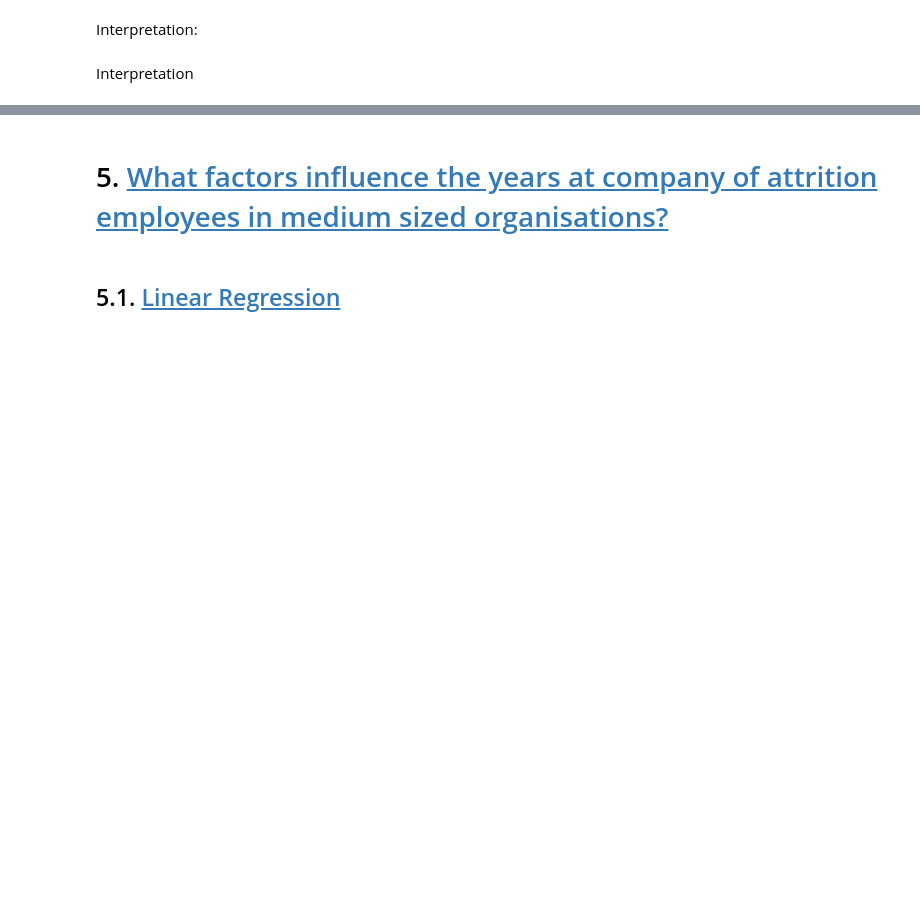
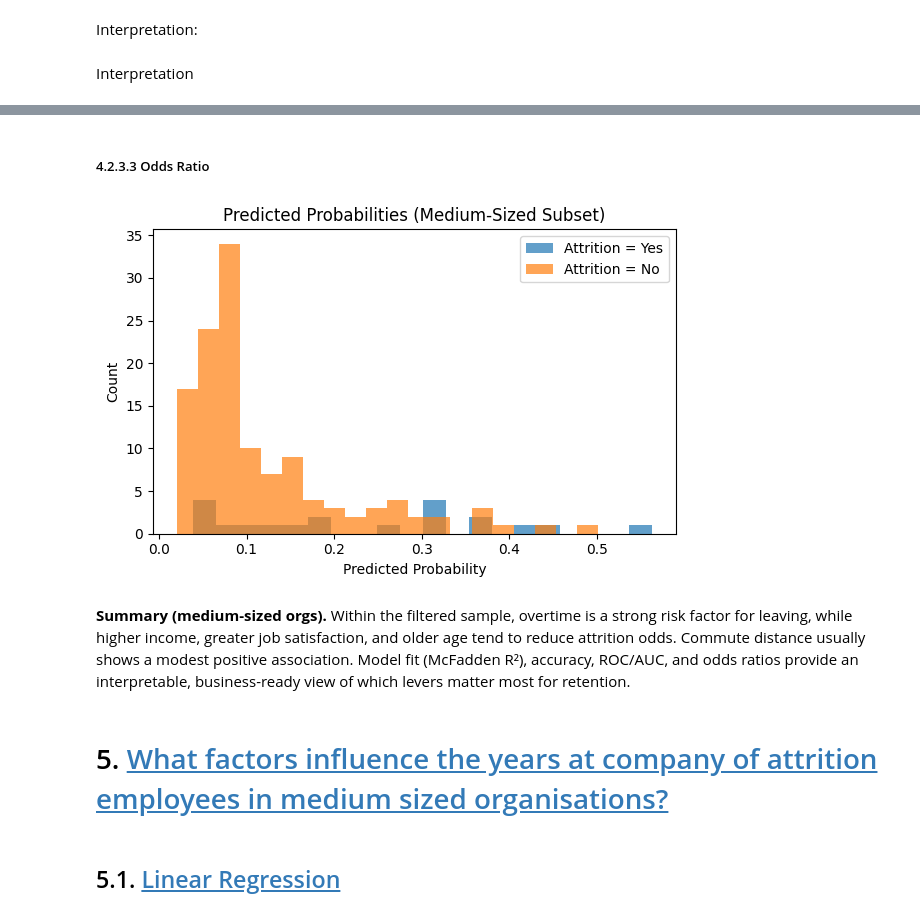
Before and after one commit to Niklasjkd/Assignment-B15, a Jupyter notebook: 2766_2526_assignment_1.ipynb, the cells around one changed output, grey strips where cells are left out. Drawn from its saved outputs; the diff is of its cells as text; code cells hidden in the pictures; blank space fills up the shorter version.

```diff
--- a/2766_2526_assignment_1.ipynb
+++ b/2766_2526_assignment_1.ipynb
@@ -374,3 +547,18 @@ Interpretation
+# %% [markdown]
+##### 4.2.3.3 Odds Ratio
+# %%
+odds = np.exp(logit_model.params).round(3)
+pd.DataFrame({'Variable': odds.index, 'Odds Ratio': odds.values})
+
+plt.figure(figsize=(6,4))
+plt.hist(pred_prob[y==1], bins=20, alpha=0.7, label='Attrition = Yes')
+plt.hist(pred_prob[y==0], bins=20, alpha=0.7, label='Attrition = No')
+plt.title("Predicted Probabilities (Medium-Sized Subset)")
+plt.xlabel("Predicted Probability"); plt.ylabel("Count"); plt.legend(); plt.tight_layout(); plt.show()
+# %% [output]
+[figure, added]
+# %% [markdown]
+**Summary (medium-sized orgs).** Within the filtered sample, overtime is a strong risk factor for leaving, while higher income, greater job satisfaction, and older age tend to reduce attrition odds. Commute distance usually shows a modest positive association. Model fit (McFadden R²), accuracy, ROC/AUC, and odds ratios provide an interpretable, business-ready view of which levers matter most for retention.
 # %% [markdown]
 # 5. <a id='toc5_'></a>[What factors influence the years at company of attrition employees in medium sized organisations?](#toc0_)
 # %% [markdown]
```
Also changed, not shown: parts of 15 cells of this notebook, 1 other file.
